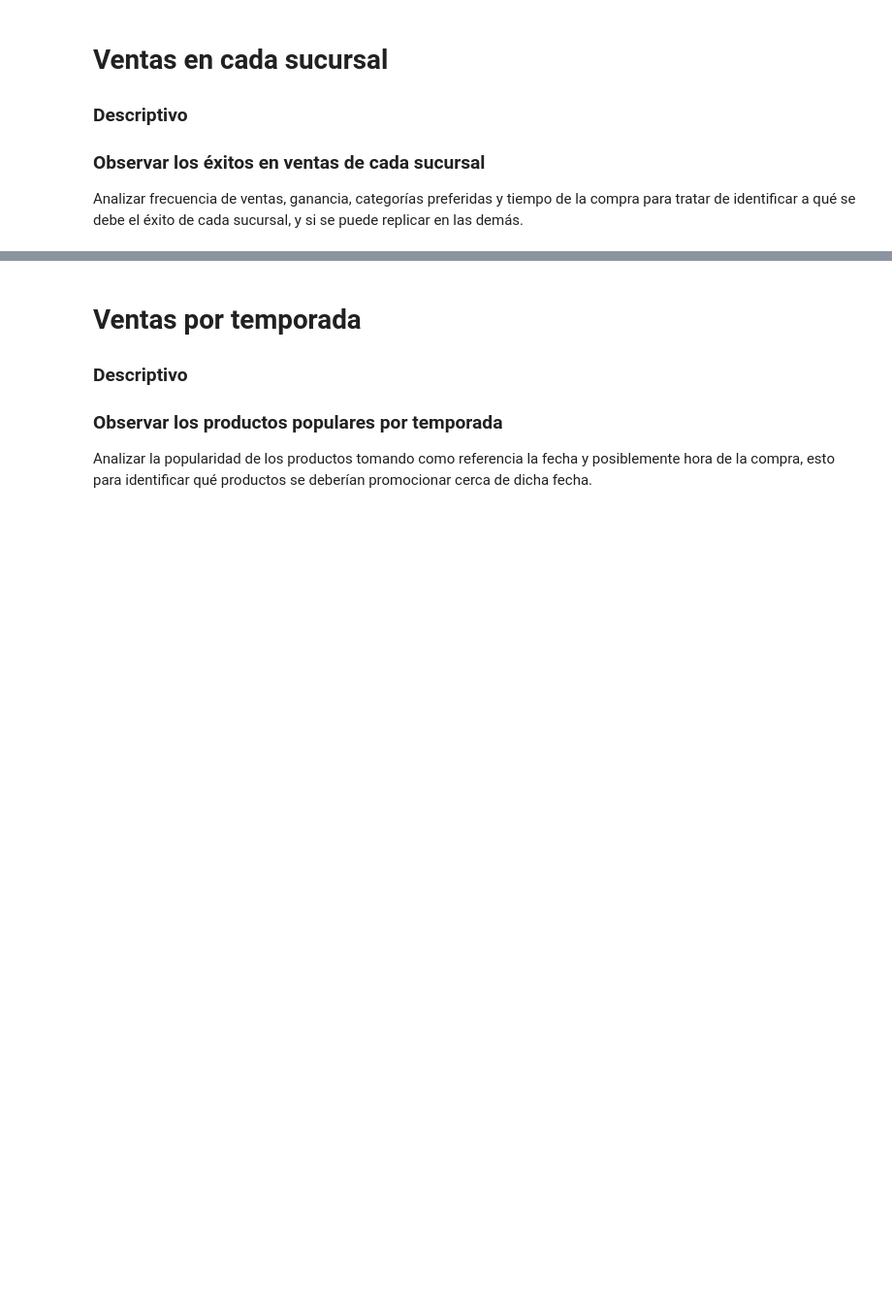
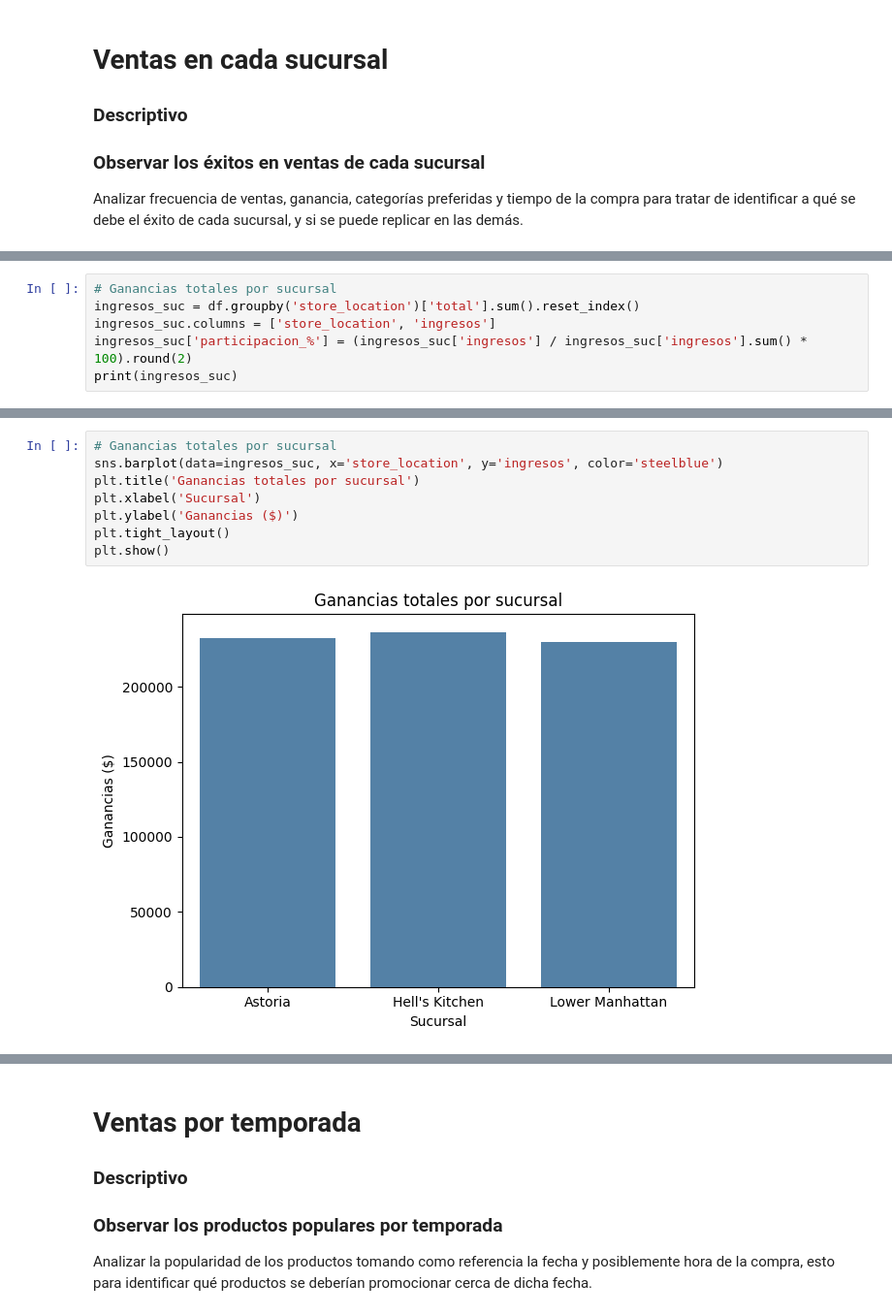
Before and after one commit to cinna-vk/Analisis-en-ventas-de-una-cafeteria, a Jupyter notebook: mineria_PIA.ipynb, the cells around one changed output, grey strips where cells are left out. Shown at 97% size. Drawn from its saved outputs; the diff is of its cells as text; blank space fills up the shorter version.

```diff
--- a/mineria_PIA.ipynb
+++ b/mineria_PIA.ipynb
@@ -536,0 +563,6 @@ y si se puede replicar en las demás.
+# %%
+# Ganancias totales por sucursal
+ingresos_suc = df.groupby('store_location')['total'].sum().reset_index()
+ingresos_suc.columns = ['store_location', 'ingresos']
+ingresos_suc['participacion_%'] = (ingresos_suc['ingresos'] / ingresos_suc['ingresos'].sum() * 100).round(2)
+print(ingresos_suc)
@@ -536,0 +771,10 @@ y si se puede replicar en las demás.
+# %%
+# Ganancias totales por sucursal
+sns.barplot(data=ingresos_suc, x='store_location', y='ingresos', color='steelblue')
+plt.title('Ganancias totales por sucursal')
+plt.xlabel('Sucursal')
+plt.ylabel('Ganancias ($)')
+plt.tight_layout()
+plt.show()
+# %% [output]
+[figure, added]
```
Also changed, not shown: parts of 44 cells of this notebook.
